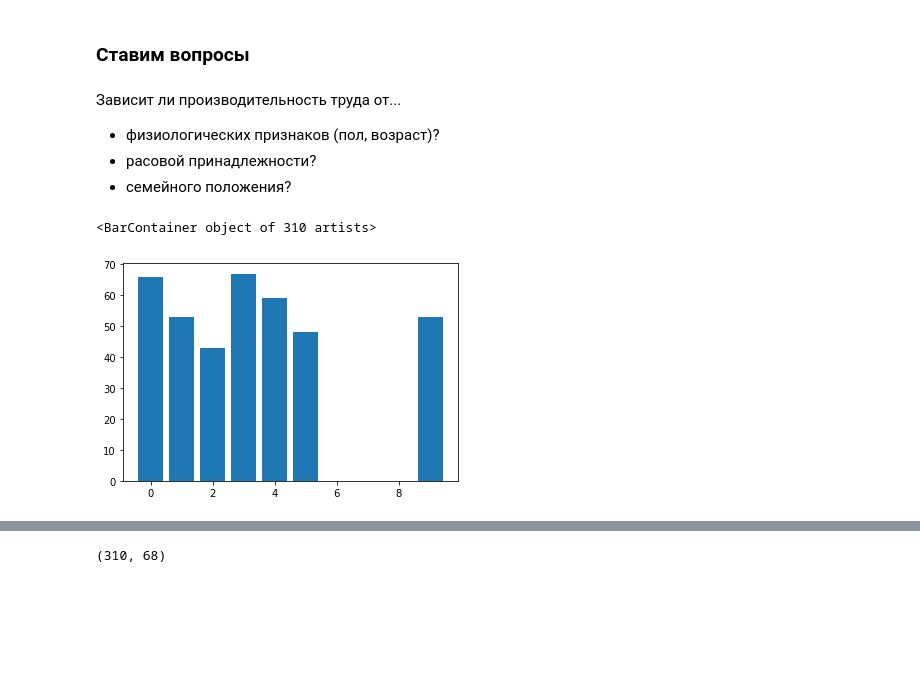
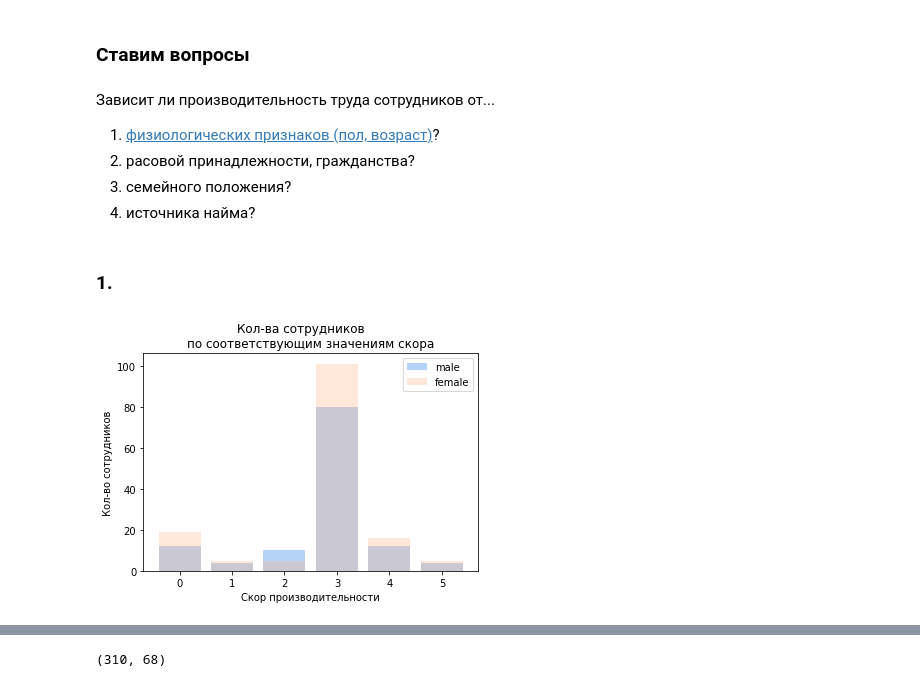
Before and after one commit to AnnaMedved/Online-school-conversion-analysis, a Jupyter notebook: Coursework_analytics_2.ipynb, the cells around one changed output, grey strips where cells are left out. Saved outputs shown, nothing was run; the diff lists cells and outputs as text; code cells hidden in the pictures; blank space fills up the shorter version.

```diff
--- a/Coursework_analytics_2.ipynb
+++ b/Coursework_analytics_2.ipynb
@@ -236,7 +115,8 @@ pd.read_sql(q, connected)
 # %% [markdown]
 ### Ставим вопросы
 # %% [markdown]
-Зависит ли производительность труда от...
-* физиологических признаков (пол, возраст)?
-* расовой принадлежности?
-* семейного положения?
+Зависит ли производительность труда сотрудников от...
+1) [физиологических признаков (пол, возраст)](#)?
+2) расовой принадлежности, гражданства?
+3) семейного положения?
+4) источника найма?
@@ -246,10 +123,29 @@ import seaborn as sns
-# %%
-age_sex = """
-    SELECT age, perf_scoreid
-    FROM hr_dataset
-"""
-age_sex_pd = pd.read_sql(age_sex, connected)
-plt.bar(age_sex_pd.perf_scoreid, age_sex_pd.age)
-# %% [output]
-<BarContainer object of 310 artists>
-[figure, removed]
+# %% [markdown]
+### 1.
+# %%
+# Plotting 0 - female, 1 - male
+female_query = """
+    SELECT COUNT(genderid) AS count, perf_scoreid FROM hr_dataset
+    WHERE (genderid = 0) AND (perf_scoreid != 9)
+    GROUP BY perf_scoreid
+"""
+male_query = """
+    SELECT COUNT(genderid) AS count, perf_scoreid FROM hr_dataset
+    WHERE (genderid = 1) AND (perf_scoreid != 9)
+    GROUP BY perf_scoreid
+"""
+female_df = pd.read_sql(female_query, connected)
+male_df = pd.read_sql(male_query, connected)
+
+fig, axes = plt.subplots(figsize=(6, 4))
+axes.bar(male_df["perf_scoreid"], male_df["count"], alpha=0.8, label="male")
+axes.bar(female_df["perf_scoreid"], female_df["count"], alpha=0.3, label="female")
+axes.set_ylabel("Кол-во сотрудников")
+axes.set_title("Кол-ва сотрудников \
+    \nпо соответствующим значениям скора")
+axes.legend();
+
+axes.set_xlabel("Скор производительности")
+plt.show()
+# %% [output]
+[figure, added]
```
Also changed, not shown: parts of 34 cells of this notebook.
